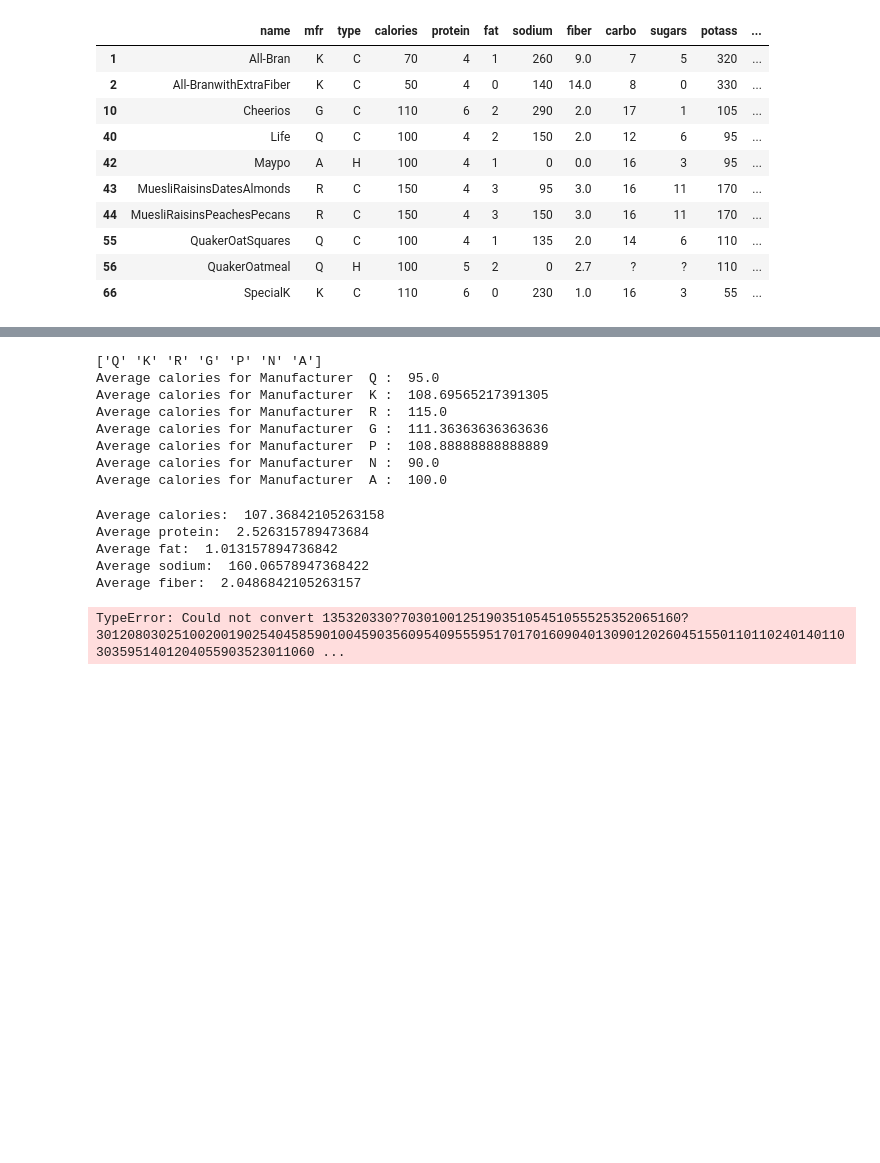
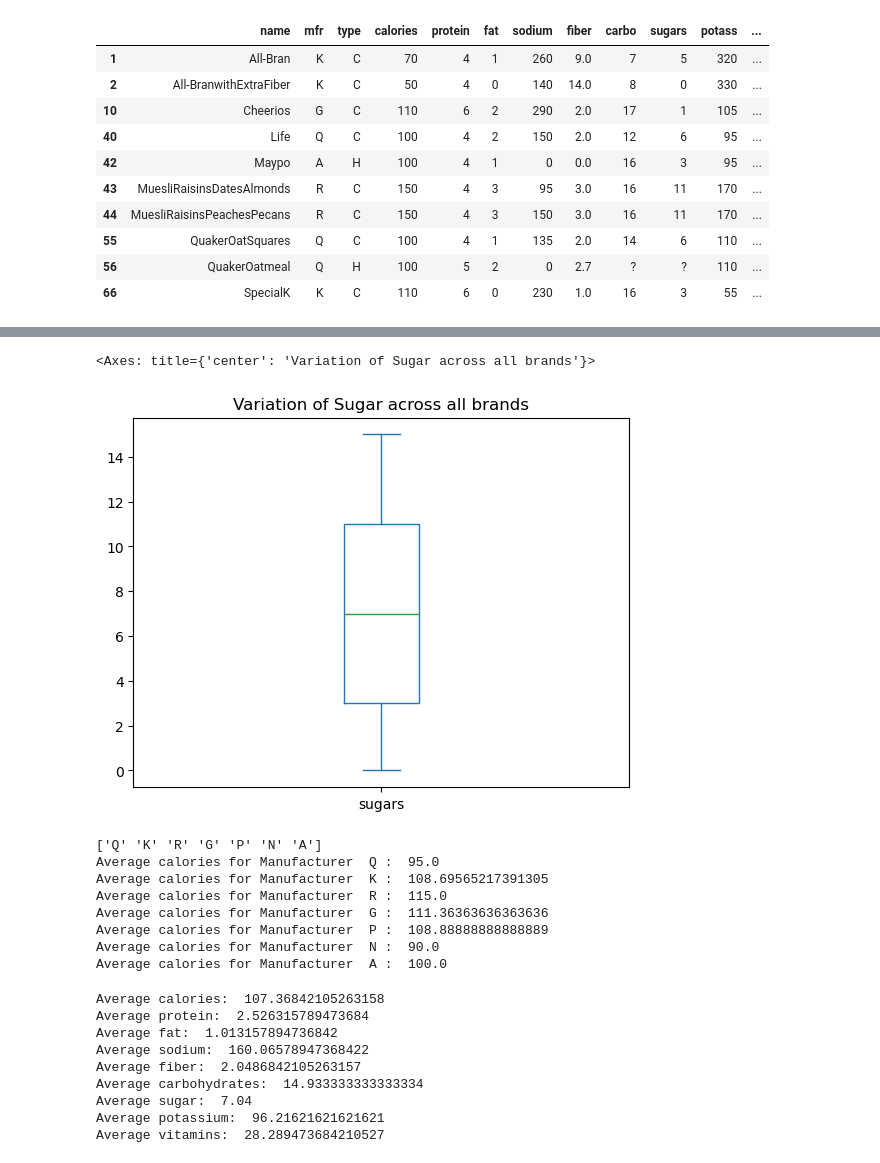
Before and after one commit to goosbo/davstuff, a Jupyter notebook: cereals.ipynb, the cells around one changed output, grey strips where cells are left out. Cells and saved outputs as stored; diff of their text form; code cells hidden in the pictures; blank space fills up the shorter version.

```diff
--- a/cereals.ipynb
+++ b/cereals.ipynb
@@ -139,3 +156,10 @@ cereals_data[cereals_data['protein']>3]
+# %%
+#9.How does the sugar content vary across different brands?
+pd.to_numeric(cereals_data['sugars'][cereals_data['sugars']!='?']).plot(kind='box',title='Variation of Sugar across all brands')
+# varies from 3 grams to 11 grams with a mean of 7
+# %% [output]
+<Axes: title={'center': 'Variation of Sugar across all brands'}>
+[figure, added]
 # %%
 #10. What is the average calories in cereals per manufacturer?
 manufacturers = cereals_data['mfr'].unique()
@@ -158,9 +182,9 @@ print('Average protein: ',np.mean(cereals_data['protein']))
 print('Average fat: ',np.mean(cereals_data['fat']))
 print('Average sodium: ',np.mean(cereals_data['sodium']))
 print('Average fiber: ',np.mean(cereals_data['fiber']))
-print('Average carbohydrates: ',np.mean(cereals_data['carbo']))
-print('Average sugar: ',np.mean(cereals_data['sugars']))
-print('Average potassium: ',np.mean(cereals_data['potass']))
+print('Average carbohydrates: ',np.mean(np.float64(cereals_data['carbo'][cereals_data['carbo']!='?'])))
+print('Average sugar: ',np.mean(np.float64(cereals_data['sugars'][cereals_data['sugars']!='?'])))
+print('Average potassium: ',np.mean(np.float64(cereals_data['potass'][cereals_data['potass']!='?'])))
 print('Average vitamins: ',np.mean(cereals_data['vitamins']))
 # %% [output]
 Average calories:  107.36842105263158
@@ -168,4 +192,7 @@ Average protein:  2.526315789473684
 Average fat:  1.013157894736842
 Average sodium:  160.06578947368422
 Average fiber:  2.0486842105263157
+Average carbohydrates:  14.933333333333334
+Average sugar:  7.04
+Average potassium:  96.21621621621621
+Average vitamins:  28.289473684210527
-TypeError: Could not convert 135320330?703010012519035105451055525352065160?3012080302510020019025404585901004590356095409555951701701609040130901202604515501101102401401103035951401204055903523011060 ...
```
Also changed, not shown: parts of 8 cells of this notebook, 4 other files.
